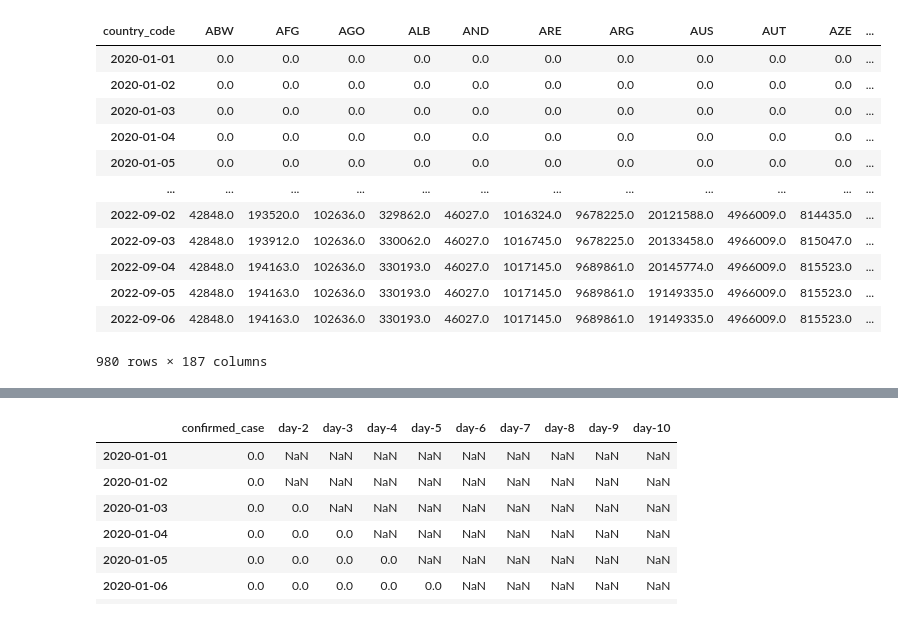
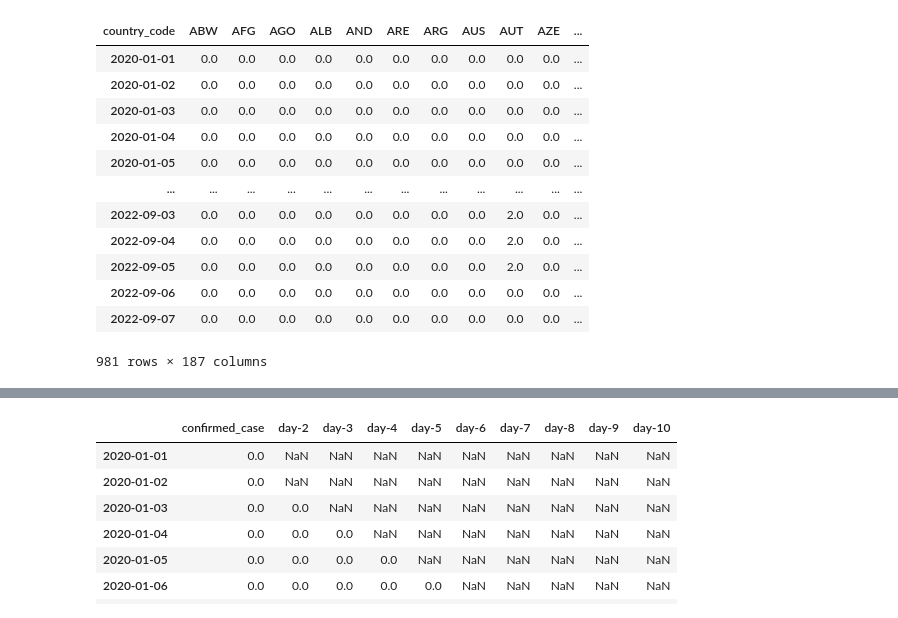
Before and after one commit to tekadata/covid_time_series_prediction, a Jupyter notebook: notebooks/Data_analysis-multiple_data.ipynb, the cells around one changed output, grey strips where cells are left out. Cells and saved outputs as stored; diff of their text form; code cells hidden in the pictures.

```diff
--- a/notebooks/Data_analysis-multiple_data.ipynb
+++ b/notebooks/Data_analysis-multiple_data.ipynb
@@ -31,17 +9,13 @@ from sklearn.ensemble import RandomForestRegressor
 # %%
-df_confirmed_cases=pd.read_csv('../raw_data/confirmed_cases.csv')
-df_death=pd.read_csv('../raw_data/confirmed_deaths.csv')
-df_school_closing=pd.read_csv('../raw_data/c1m_school_closing.csv')
-df_workplace_closing=pd.read_csv('../raw_data/c2m_workplace_closing.csv')
-df_cancel_public_event=pd.read_csv('../raw_data/c3m_cancel_public_events.csv')
-df_restriction_on_gathering=pd.read_csv('../raw_data/c4m_restrictions_on_gatherings.csv')
-df_stay_at_home=pd.read_csv('../raw_data/c6m_stay_at_home_requirements.csv')
-df_international_travel=pd.read_csv('../raw_data/c6m_stay_at_home_requirements.csv')
-df_goverment_response=pd.read_csv('../raw_data/government_response_index_avg.csv')
-df_facial_covering=pd.read_csv('../raw_data/h6m_facial_coverings.csv')
-df_vacination_policy=pd.read_csv('../raw_data/h7_vaccination_policy.csv')
-df_vacination=pd.read_csv('../raw_data/vaccination.csv')
-df_economic_support=pd.read_csv('../raw_data/economic_support_index.csv')
-
-df_confirmed_cases.head()
+df_confirmed_cases=pd.read_csv('../data/raw_data/confirmed_cases.csv')
+df_death=pd.read_csv('../data/raw_data/confirmed_deaths.csv')
+df_school_closing=pd.read_csv('../data/raw_data/c1m_school_closing.csv')
+df_workplace_closing=pd.read_csv('../data/raw_data/c2m_workplace_closing.csv')
+df_cancel_public_event=pd.read_csv('../data/raw_data/c3m_cancel_public_events.csv')
+df_restriction_on_gathering=pd.read_csv('../data/raw_data/c4m_restrictions_on_gatherings.csv')
+df_stay_at_home=pd.read_csv('../data/raw_data/c6m_stay_at_home_requirements.csv')
+df_international_travel=pd.read_csv('../data/raw_data/c6m_stay_at_home_requirements.csv')
+df_goverment_response=pd.read_csv('../data/raw_data/government_response_index_avg.csv')
+df_facial_covering=pd.read_csv('../data/raw_data/h6m_facial_coverings.csv')
+df_vacination_policy=pd.read_csv('../data/raw_data/h7_vaccination_policy.csv')
 # %% [output]
@@ -59,22 +33,21 @@ array([ 0,  0,  0, ..., 51, 51, 51])
 # %%
 def data_cleaning_all_countries(name_data_table):
-    trans_table=df_confirmed_cases.groupby('country_code').sum().T.drop('Unnamed: 0')
-    trans_table.index = pd.to_datetime(trans_table.index)
+    trans_table=name_data_table.groupby('country_code').agg('sum').T.drop('Unnamed: 0')
+    trans_table.index = pd.to_datetime( trans_table.index).fillna(0)
     return trans_table
 
-
-data_cleaning_all_countries(df_confirmed_cases)
+data_cleaning_all_countries(df_school_closing)
 # %% [output]
 | country_code | ABW | AFG | AGO | ALB | AND | ARE | ARG | AUS | AUT | AZE | ... |
 | 2020-01-01 | 0.0 | 0.0 | 0.0 | 0.0 | 0.0 | 0.0 | 0.0 | 0.0 | 0.0 | 0.0 | ... |
 | 2020-01-02 | 0.0 | 0.0 | 0.0 | 0.0 | 0.0 | 0.0 | 0.0 | 0.0 | 0.0 | 0.0 | ... |
 | 2020-01-03 | 0.0 | 0.0 | 0.0 | 0.0 | 0.0 | 0.0 | 0.0 | 0.0 | 0.0 | 0.0 | ... |
 | 2020-01-04 | 0.0 | 0.0 | 0.0 | 0.0 | 0.0 | 0.0 | 0.0 | 0.0 | 0.0 | 0.0 | ... |
 | 2020-01-05 | 0.0 | 0.0 | 0.0 | 0.0 | 0.0 | 0.0 | 0.0 | 0.0 | 0.0 | 0.0 | ... |
 | ... | ... | ... | ... | ... | ... | ... | ... | ... | ... | ... | ... |
-| 2022-09-02 | 42848.0 | 193520.0 | 102636.0 | 329862.0 | 46027.0 | 1016324.0 | 9678225.0 | 20121588.0 | 4966009.0 | 814435.0 | ... |
-| 2022-09-03 | 42848.0 | 193912.0 | 102636.0 | 330062.0 | 46027.0 | 1016745.0 | 9678225.0 | 20133458.0 | 4966009.0 | 815047.0 | ... |
-| 2022-09-04 | 42848.0 | 194163.0 | 102636.0 | 330193.0 | 46027.0 | 1017145.0 | 9689861.0 | 20145774.0 | 4966009.0 | 815523.0 | ... |
-| 2022-09-05 | 42848.0 | 194163.0 | 102636.0 | 330193.0 | 46027.0 | 1017145.0 | 9689861.0 | 19149335.0 | 4966009.0 | 815523.0 | ... |
-| 2022-09-06 | 42848.0 | 194163.0 | 102636.0 | 330193.0 | 46027.0 | 1017145.0 | 9689861.0 | 19149335.0 | 4966009.0 | 815523.0 | ... |
+| 2022-09-03 | 0.0 | 0.0 | 0.0 | 0.0 | 0.0 | 0.0 | 0.0 | 0.0 | 2.0 | 0.0 | ... |
+| 2022-09-04 | 0.0 | 0.0 | 0.0 | 0.0 | 0.0 | 0.0 | 0.0 | 0.0 | 2.0 | 0.0 | ... |
+| 2022-09-05 | 0.0 | 0.0 | 0.0 | 0.0 | 0.0 | 0.0 | 0.0 | 0.0 | 2.0 | 0.0 | ... |
+| 2022-09-06 | 0.0 | 0.0 | 0.0 | 0.0 | 0.0 | 0.0 | 0.0 | 0.0 | 0.0 | 0.0 | ... |
+| 2022-09-07 | 0.0 | 0.0 | 0.0 | 0.0 | 0.0 | 0.0 | 0.0 | 0.0 | 0.0 | 0.0 | ... |
-980 rows × 187 columns
+981 rows × 187 columns
```
Also changed, not shown: parts of 31 cells of this notebook, 5 other files.
